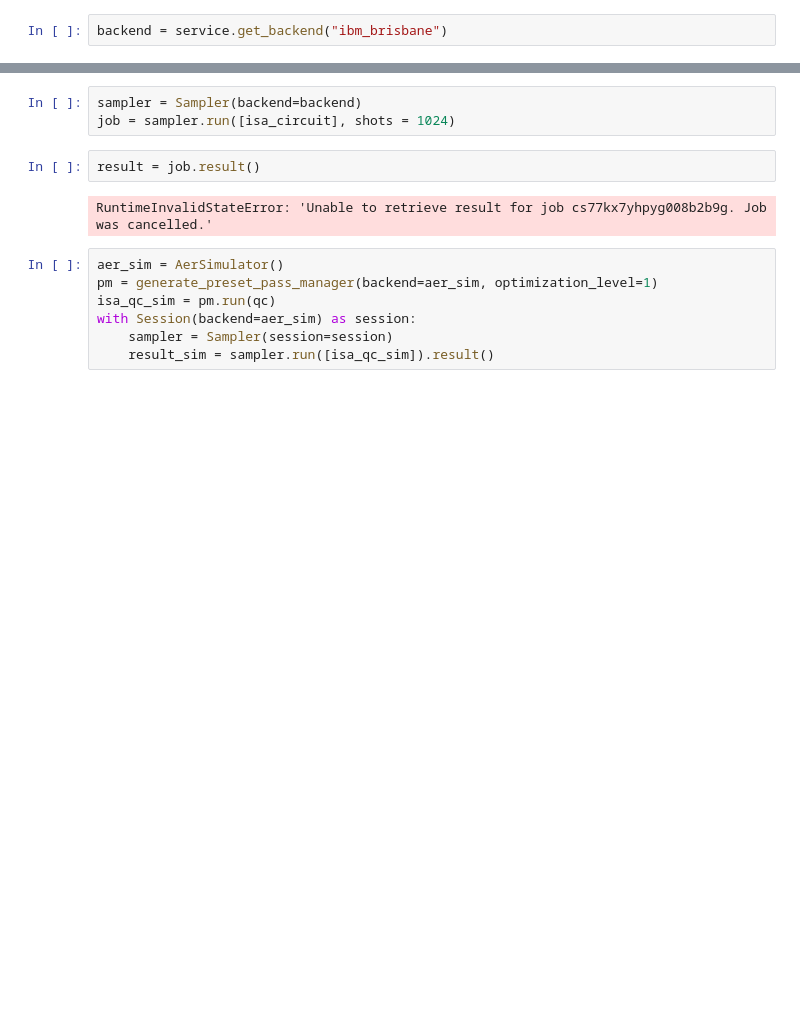
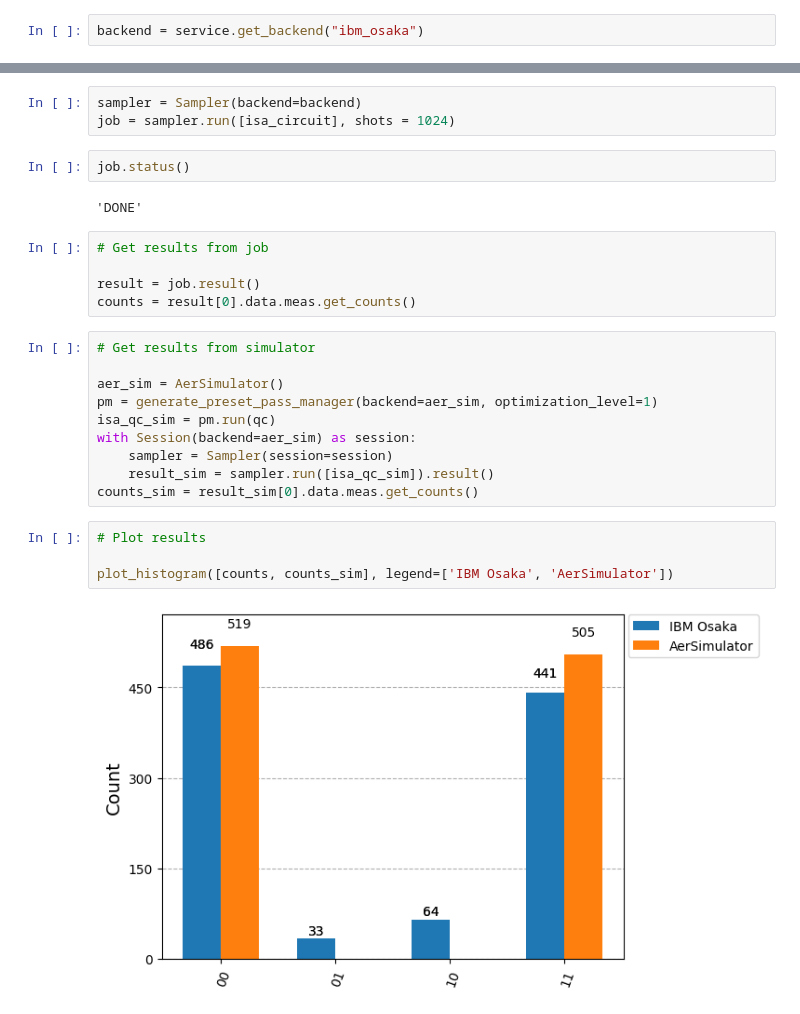
Before and after one commit to e-kneip/Lie-algebras, a Jupyter notebook: quantum-algorithms-demo.ipynb, the cells around one changed output, grey strips where cells are left out. Cells and saved outputs as stored; diff of their text form; blank space fills up the shorter version.

```diff
--- a/quantum-algorithms-demo.ipynb
+++ b/quantum-algorithms-demo.ipynb
@@ -24,19 +28,33 @@ service.least_busy(operational=True)
 # %%
-backend = service.get_backend("ibm_brisbane")
+backend = service.get_backend("ibm_osaka")
 # %%
 pm = generate_preset_pass_manager(backend=backend, optimization_level=1)
 isa_circuit = pm.run(qc)
 # %%
 sampler = Sampler(backend=backend)
 job = sampler.run([isa_circuit], shots = 1024)
-# %%
-result = job.result()
-# %% [output]
-RuntimeInvalidStateError: 'Unable to retrieve result for job cs77kx7yhpyg008b2b9g. Job was cancelled.'
+# %%
+job.status()
+# %% [output]
+'DONE'
+# %%
+# Get results from job
+
+result = job.result()
+counts = result[0].data.meas.get_counts()
 # %%
+# Get results from simulator
+
 aer_sim = AerSimulator()
 pm = generate_preset_pass_manager(backend=aer_sim, optimization_level=1)
 isa_qc_sim = pm.run(qc)
 with Session(backend=aer_sim) as session:
     sampler = Sampler(session=session)
     result_sim = sampler.run([isa_qc_sim]).result()
+counts_sim = result_sim[0].data.meas.get_counts()
+# %%
+# Plot results
+
+plot_histogram([counts, counts_sim], legend=['IBM Osaka', 'AerSimulator'])
+# %% [output]
+[figure, added]
```
Also changed, not shown: parts of 3 cells of this notebook.
